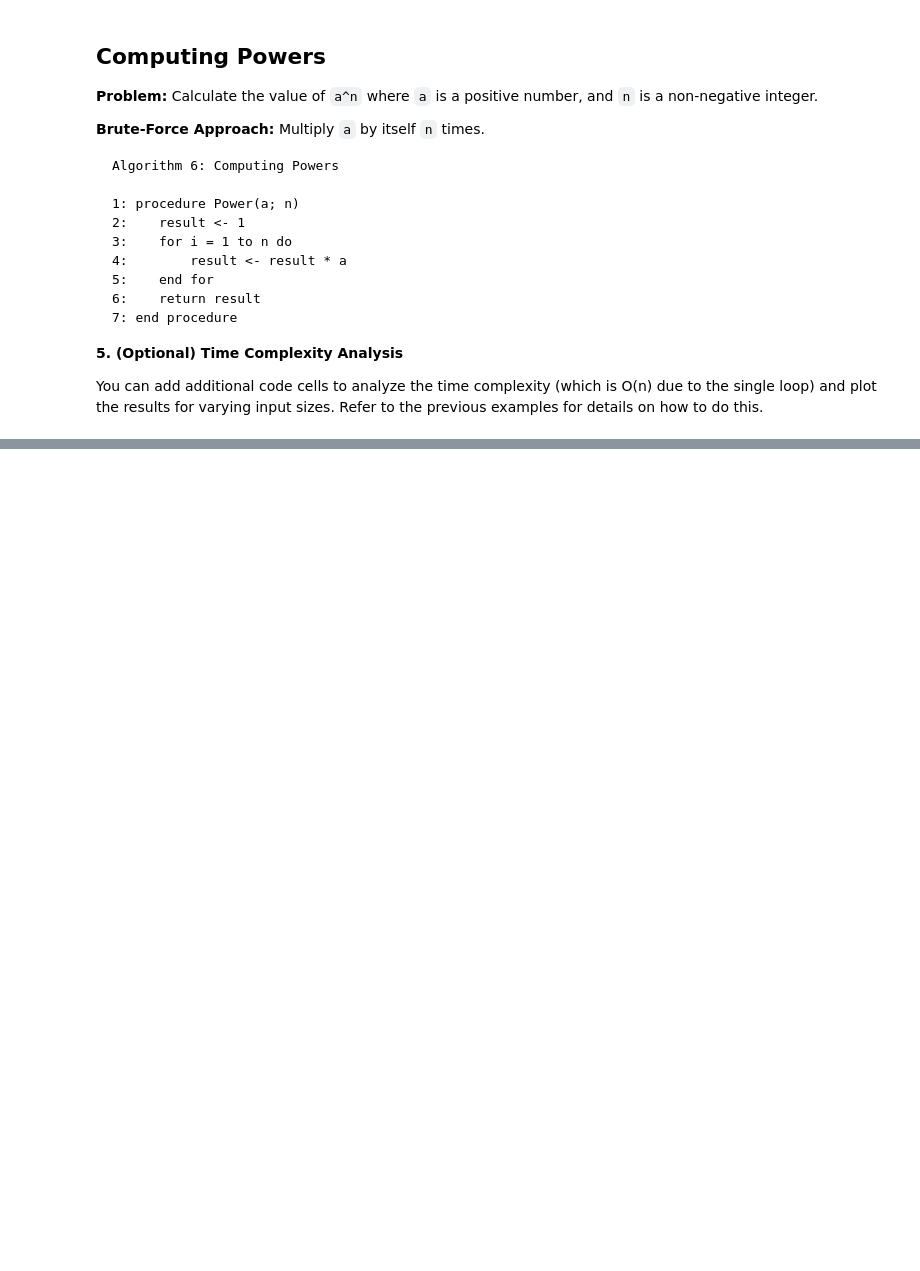
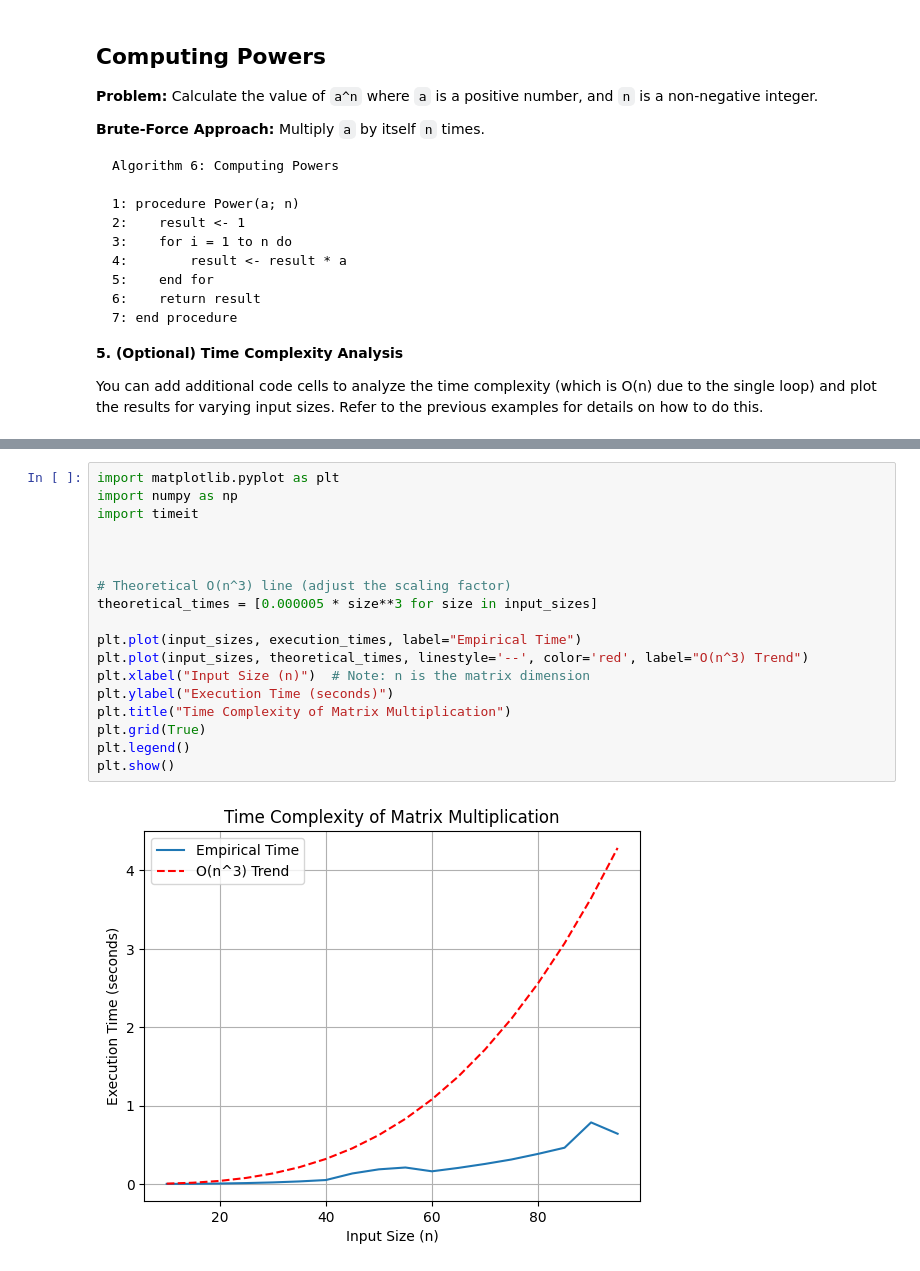
Before and after one commit to Soumya-Chakraborty/Design_and_Analysis_of_Algorithm, a Jupyter notebook: Brute_Force_Algorithm.ipynb, the cells around one changed output, grey strips where cells are left out. Drawn from its saved outputs; the diff is of its cells as text; blank space fills up the shorter version.

```diff
--- a/Brute_Force_Algorithm.ipynb
+++ b/Brute_Force_Algorithm.ipynb
@@ -181,0 +295,20 @@ plt.show()
+# %%
+import matplotlib.pyplot as plt
+import numpy as np
+import timeit
+
+
+
+# Theoretical O(n^3) line (adjust the scaling factor)
+theoretical_times = [0.000005 * size**3 for size in input_sizes]
+
+plt.plot(input_sizes, execution_times, label="Empirical Time")
+plt.plot(input_sizes, theoretical_times, linestyle='--', color='red', label="O(n^3) Trend")
+plt.xlabel("Input Size (n)")  # Note: n is the matrix dimension
+plt.ylabel("Execution Time (seconds)")
+plt.title("Time Complexity of Matrix Multiplication")
+plt.grid(True)
+plt.legend()
+plt.show()
+# %% [output]
+[figure, added]
```
Also changed, not shown: parts of 8 cells of this notebook.
